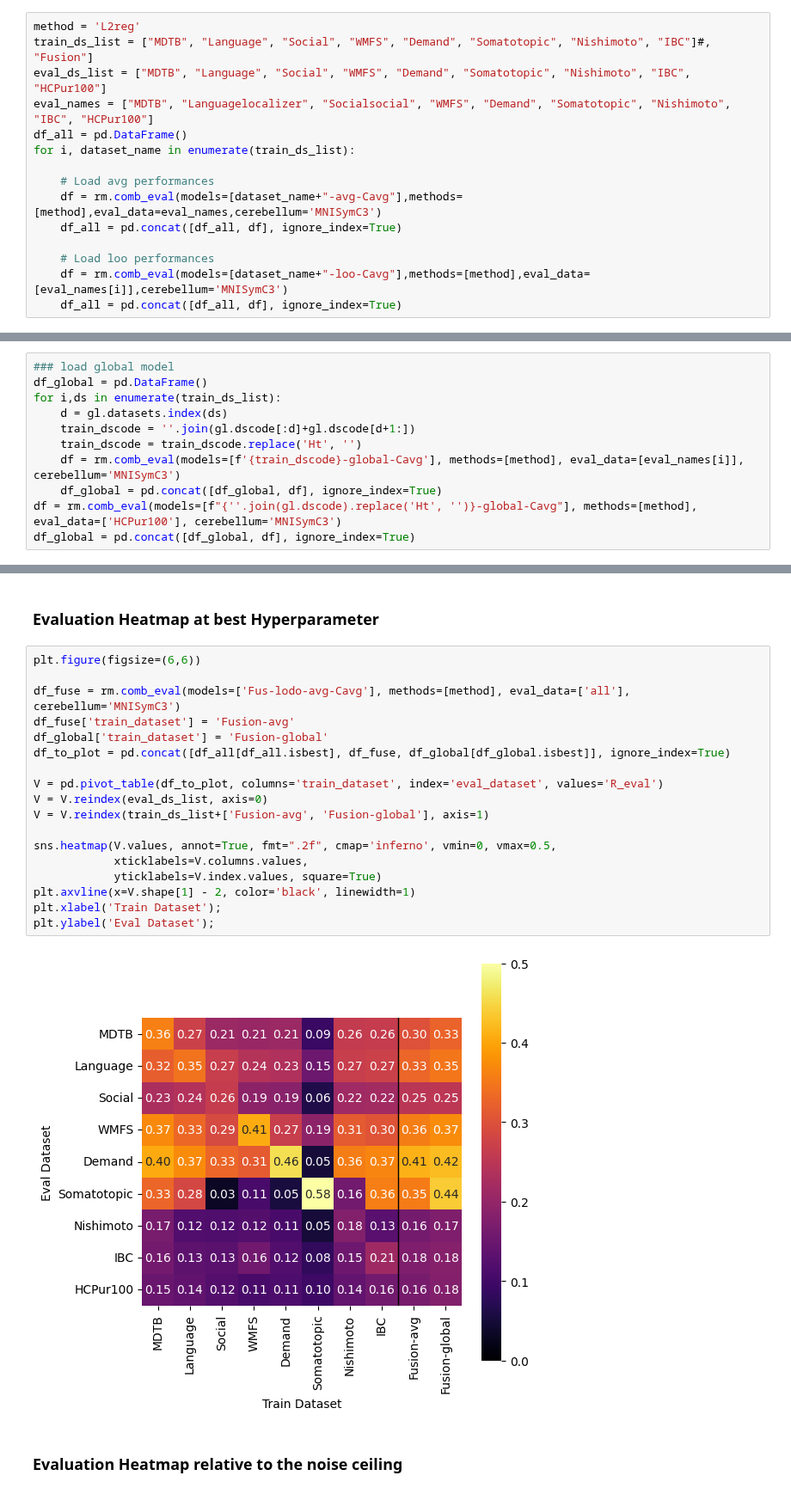
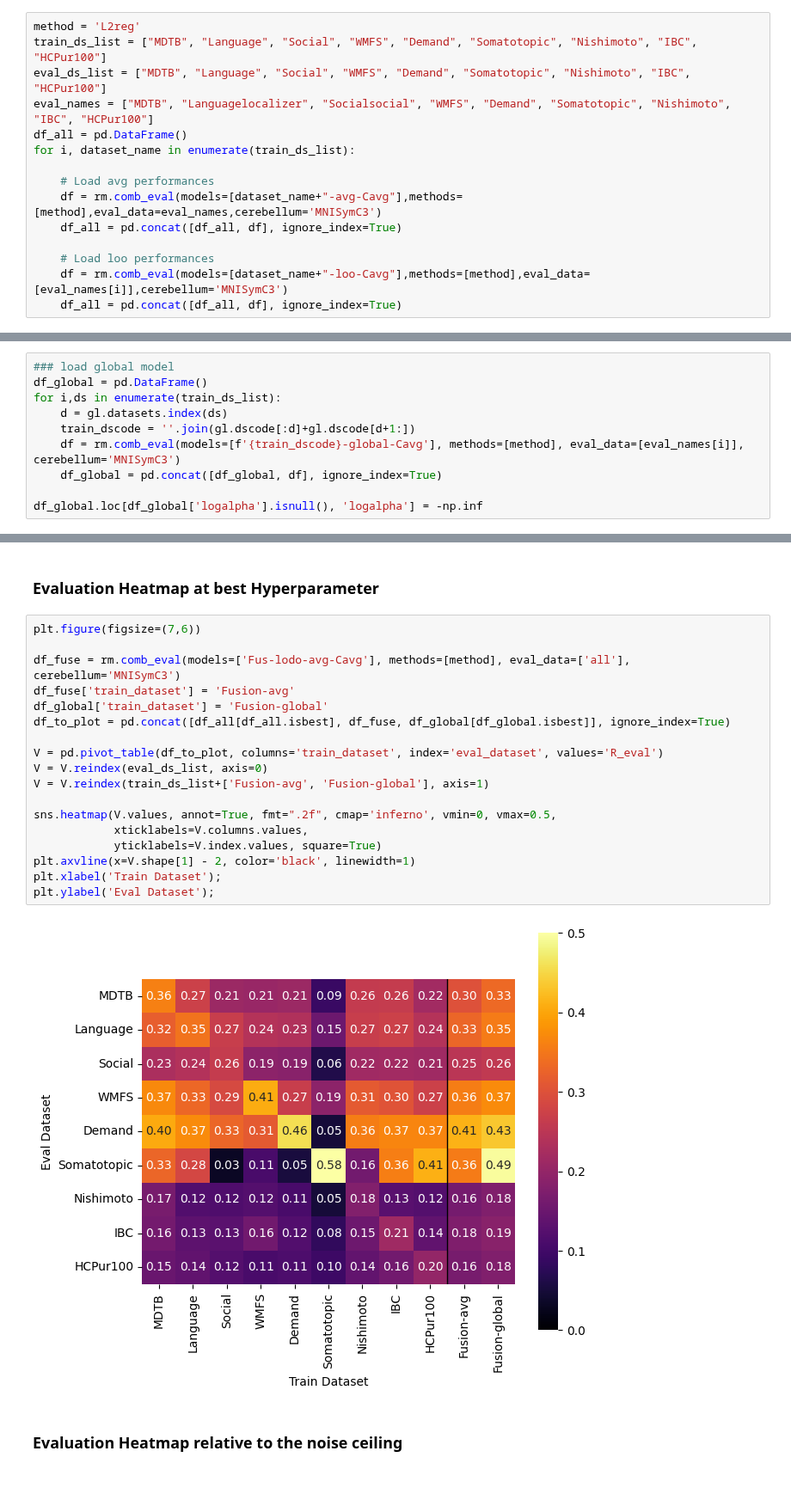
Before and after one commit to DiedrichsenLab/cortico_cereb_connectivity, a Jupyter notebook: notebooks/4. Fusion_across_dataset/1. Evaluation_group_model.ipynb, the cells around one changed output, grey strips where cells are left out. Shown at 86% size. Cells and saved outputs as stored; diff of their text form.

```diff
--- a/notebooks/4. Fusion_across_dataset/1. Evaluation_group_model.ipynb
+++ b/notebooks/4. Fusion_across_dataset/1. Evaluation_group_model.ipynb
@@ -18,7 +18,7 @@ import matplotlib.pyplot as plt
 ### Loading avg and loo models
 # %%
 method = 'L2reg'
-train_ds_list = ["MDTB", "Language", "Social", "WMFS", "Demand", "Somatotopic", "Nishimoto", "IBC"]#, "Fusion"]
+train_ds_list = ["MDTB", "Language", "Social", "WMFS", "Demand", "Somatotopic", "Nishimoto", "IBC", "HCPur100"]
 eval_ds_list = ["MDTB", "Language", "Social", "WMFS", "Demand", "Somatotopic", "Nishimoto", "IBC", "HCPur100"]
 eval_names = ["MDTB", "Languagelocalizer", "Socialsocial", "WMFS", "Demand", "Somatotopic", "Nishimoto", "IBC", "HCPur100"]
 df_all = pd.DataFrame()
@@ -92,11 +96,10 @@ df_global = pd.DataFrame()
 for i,ds in enumerate(train_ds_list):
     d = gl.datasets.index(ds)
     train_dscode = ''.join(gl.dscode[:d]+gl.dscode[d+1:])
-    train_dscode = train_dscode.replace('Ht', '')
     df = rm.comb_eval(models=[f'{train_dscode}-global-Cavg'], methods=[method], eval_data=[eval_names[i]], cerebellum='MNISymC3')
     df_global = pd.concat([df_global, df], ignore_index=True)
-df = rm.comb_eval(models=[f"{''.join(gl.dscode).replace('Ht', '')}-global-Cavg"], methods=[method], eval_data=['HCPur100'], cerebellum='MNISymC3')
-df_global = pd.concat([df_global, df], ignore_index=True)
+
+df_global.loc[df_global['logalpha'].isnull(), 'logalpha'] = -np.inf
 # %%
 A = pd.pivot_table(df_global, index=['train_dataset'],columns=['logalpha'],values=['R_eval'],aggfunc='mean')
 display(A)
@@ -133,25 +136,25 @@ df_global['isbest'] = df_global.logalpha.values == bestla.loc[df_global.train_da
 # %% [markdown]
 ### Evaluation Heatmap at best Hyperparameter
 # %%
-plt.figure(figsize=(6,6))
+plt.figure(figsize=(7,6))
 
 df_fuse = rm.comb_eval(models=['Fus-lodo-avg-Cavg'], methods=[method], eval_data=['all'], cerebellum='MNISymC3')
 df_fuse['train_dataset'] = 'Fusion-avg'
 df_global['train_dataset'] = 'Fusion-global'
 df_to_plot = pd.concat([df_all[df_all.isbest], df_fuse, df_global[df_global.isbest]], ignore_index=True)
 
 V = pd.pivot_table(df_to_plot, columns='train_dataset', index='eval_dataset', values='R_eval')
 V = V.reindex(eval_ds_list, axis=0)
 V = V.reindex(train_ds_list+['Fusion-avg', 'Fusion-global'], axis=1)
 
 sns.heatmap(V.values, annot=True, fmt=".2f", cmap='inferno', vmin=0, vmax=0.5,
             xticklabels=V.columns.values,
             yticklabels=V.index.values, square=True)
 plt.axvline(x=V.shape[1] - 2, color='black', linewidth=1)
 plt.xlabel('Train Dataset');
 plt.ylabel('Eval Dataset');
 # %% [output]
-[figure, old version]
+[figure, new version]
 # %% [markdown]
 ### Evaluation Heatmap relative to the noise ceiling
 # %%
```
Also changed, not shown: parts of 10 cells of this notebook.
